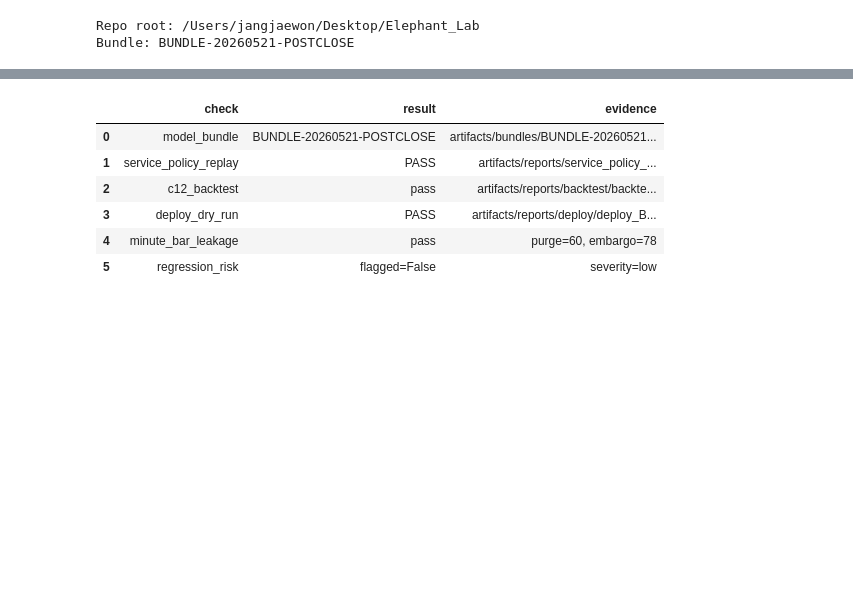
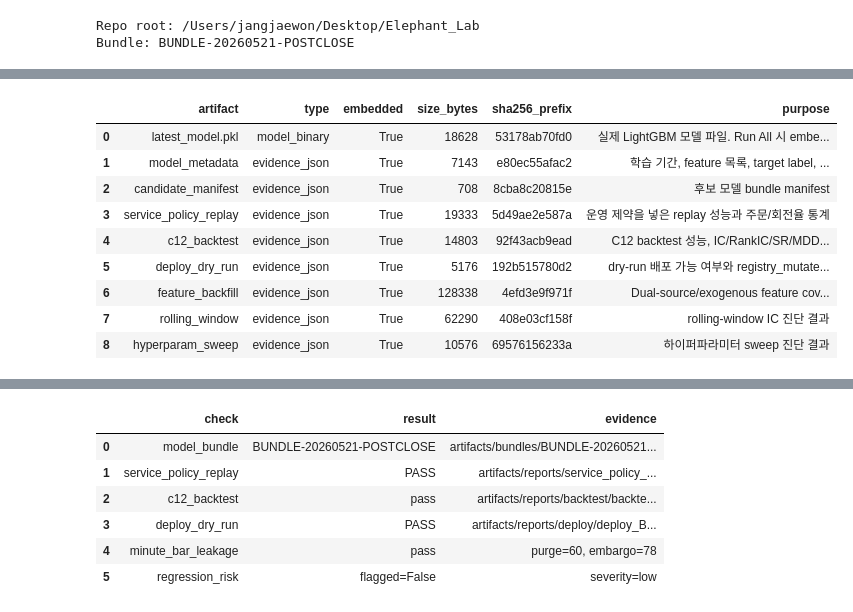
Before and after one commit to Jang1J/Flephant, a Jupyter notebook: new/docs/meetings/20260522_model_performance_validation.ipynb, the cells around one changed output, grey strips where cells are left out. Drawn from its saved outputs; the diff is of its cells as text; code cells hidden in the pictures; blank space fills up the shorter version.

```diff
--- a/new/docs/meetings/20260522_model_performance_validation.ipynb
+++ b/new/docs/meetings/20260522_model_performance_validation.ipynb
@@ -65 +113,50 @@ Bundle: BUNDLE-20260521-POSTCLOSE
+# %%
+# 팀원 확인용: 이 노트북 하나에 들어있는 모델/검증 산출물 목록입니다.
+artifact_purposes = {
+    'model_metadata': '학습 기간, feature 목록, target label, synthetic fallback 여부 등 모델 신원 정보',
+    'candidate_manifest': '후보 모델 bundle manifest',
+    'service_policy_replay': '운영 제약을 넣은 replay 성능과 주문/회전율 통계',
+    'c12_backtest': 'C12 backtest 성능, IC/RankIC/SR/MDD, leakage check, regression risk',
+    'deploy_dry_run': 'dry-run 배포 가능 여부와 registry_mutated=false 확인',
+    'feature_backfill': 'Dual-source/exogenous feature coverage 확인',
+    'rolling_window': 'rolling-window IC 진단 결과',
+    'hyperparam_sweep': '하이퍼파라미터 sweep 진단 결과',
+}
+
+embedded_inventory_df = pd.DataFrame(
+    [
+        {
+            'artifact': 'latest_model.pkl',
+            'type': 'model_binary',
+            'embedded': True,
+            'size_bytes': EMBEDDED_MODEL['size_bytes'],
+            'sha256_prefix': EMBEDDED_MODEL['sha256'][:12],
+            'purpose': '실제 LightGBM 모델 파일. Run All 시 embedded_model/latest_model.pkl로 추출됨',
+        }
+    ]
+    + [
+        {
+            'artifact': name,
+            'type': 'evidence_json',
+            'embedded': name in EMBEDDED_JSON,
+            'size_bytes': len(json.dumps(EMBEDDED_JSON[name], ensure_ascii=False).encode('utf-8')),
+            'sha256_prefix': hashlib.sha256(json.dumps(EMBEDDED_JSON[name], ensure_ascii=False, sort_keys=True).encode('utf-8')).hexdigest()[:12],
+            'purpose': artifact_purposes.get(name, '검증 evidence'),
+        }
+        for name in EMBEDDED_JSON.keys()
+    ]
+)
+
+display(embedded_inventory_df)
+# %% [output]
+|  | artifact | type | embedded | size_bytes | sha256_prefix | purpose |
+| 0 | latest_model.pkl | model_binary | True | 18628 | 53178ab70fd0 | 실제 LightGBM 모델 파일. Run All 시 embe... |
+| 1 | model_metadata | evidence_json | True | 7143 | e80ec55afac2 | 학습 기간, feature 목록, target label, ... |
+| 2 | candidate_manifest | evidence_json | True | 708 | 8cba8c20815e | 후보 모델 bundle manifest |
+| 3 | service_policy_replay | evidence_json | True | 19333 | 5d49ae2e587a | 운영 제약을 넣은 replay 성능과 주문/회전율 통계 |
+| 4 | c12_backtest | evidence_json | True | 14803 | 92f43acb9ead | C12 backtest 성능, IC/RankIC/SR/MDD... |
+| 5 | deploy_dry_run | evidence_json | True | 5176 | 192b515780d2 | dry-run 배포 가능 여부와 registry_mutate... |
+| 6 | feature_backfill | evidence_json | True | 128338 | 4efd3e9f971f | Dual-source/exogenous feature cov... |
+| 7 | rolling_window | evidence_json | True | 62290 | 408e03cf158f | rolling-window IC 진단 결과 |
+| 8 | hyperparam_sweep | evidence_json | True | 10576 | 69576156233a | 하이퍼파라미터 sweep 진단 결과 |
 # %% [markdown]
```
Also changed, not shown: parts of 21 cells of this notebook.
